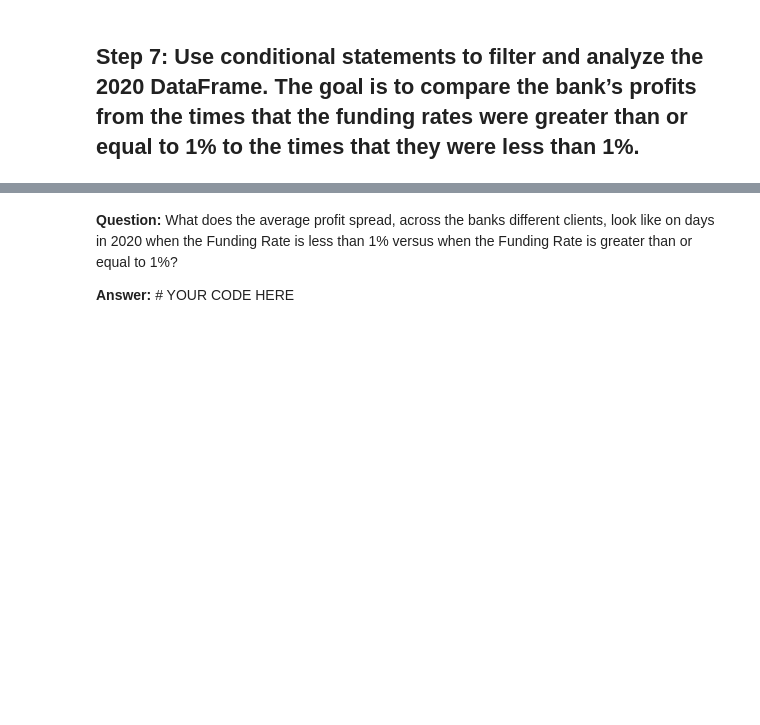
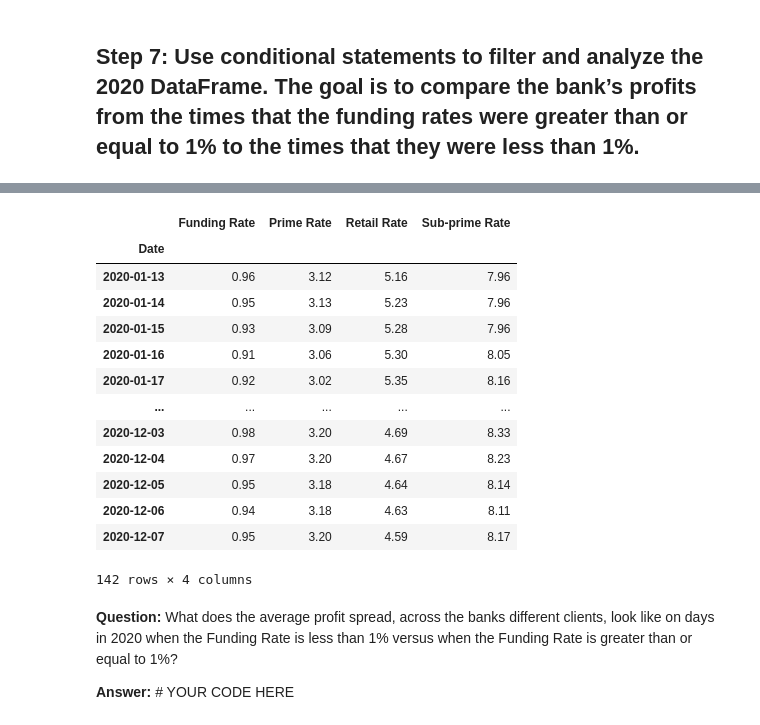
Before and after one commit to carlosmpr/fintech, a Jupyter notebook: module3/practice/04_Banking_Bonanza/Unsolved/Banking_Bonanza.ipynb, the cells around one changed output, grey strips where cells are left out. Saved outputs shown, nothing was run; the diff lists cells and outputs as text; code cells hidden in the pictures; blank space fills up the shorter version.

```diff
--- a/module3/practice/04_Banking_Bonanza/Unsolved/Banking_Bonanza.ipynb
+++ b/module3/practice/04_Banking_Bonanza/Unsolved/Banking_Bonanza.ipynb
@@ -158,3 +169,21 @@ high_funding_rates_df = rates_2020_df['Funding Rate'] < 1
+# %%
+low_funding_rates_df = rates_2020_df['Funding Rate'] < 1
+rates_2020_df.loc[low_funding_rates_df]
+# %% [output]
+|  | Funding Rate | Prime Rate | Retail Rate | Sub-prime Rate |
+| Date |  |  |  |  |
+| 2020-01-13 | 0.96 | 3.12 | 5.16 | 7.96 |
+| 2020-01-14 | 0.95 | 3.13 | 5.23 | 7.96 |
+| 2020-01-15 | 0.93 | 3.09 | 5.28 | 7.96 |
+| 2020-01-16 | 0.91 | 3.06 | 5.30 | 8.05 |
+| 2020-01-17 | 0.92 | 3.02 | 5.35 | 8.16 |
+| ... | ... | ... | ... | ... |
+| 2020-12-03 | 0.98 | 3.20 | 4.69 | 8.33 |
+| 2020-12-04 | 0.97 | 3.20 | 4.67 | 8.23 |
+| 2020-12-05 | 0.95 | 3.18 | 4.64 | 8.14 |
+| 2020-12-06 | 0.94 | 3.18 | 4.63 | 8.11 |
+| 2020-12-07 | 0.95 | 3.20 | 4.59 | 8.17 |
+142 rows × 4 columns
 # %%
 # Add a conditional statement to the `rates_2020_df` DataFrame
 # Keep only days when `Funding Rate` is  less than 1.00%.
```
Also changed, not shown: parts of 2 cells of this notebook, 3 other files.
